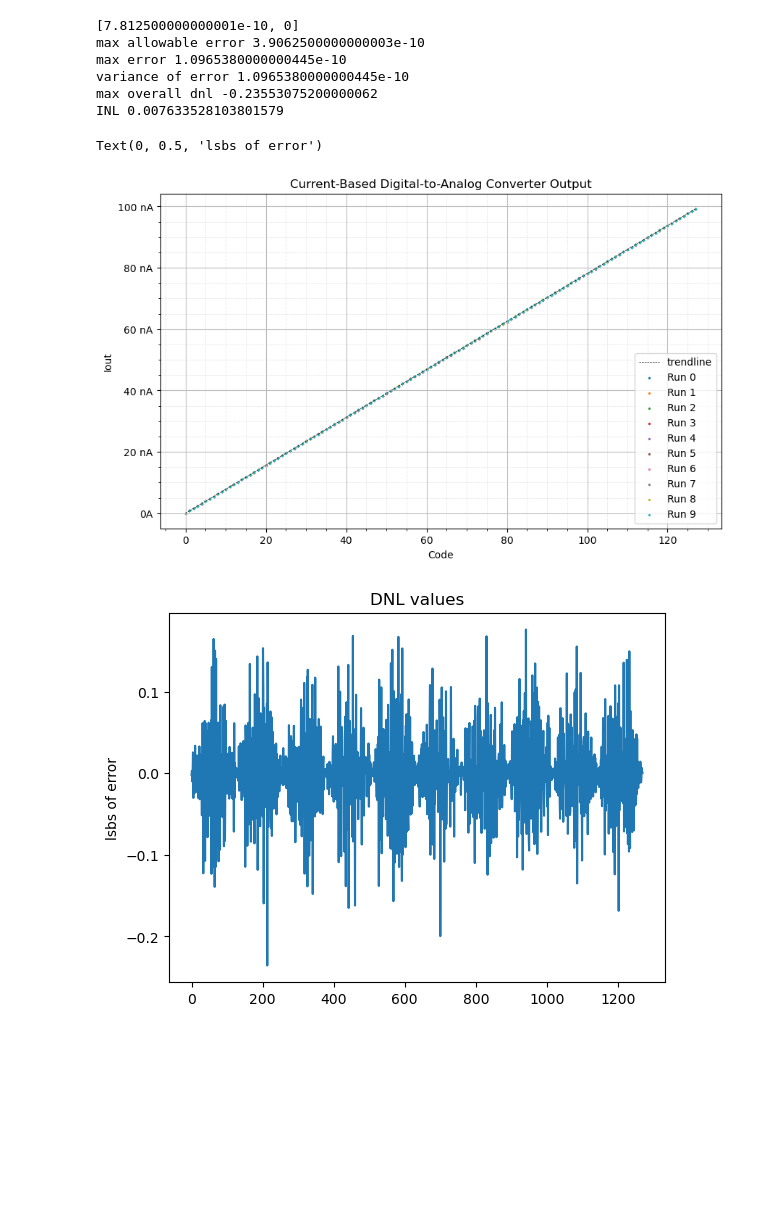
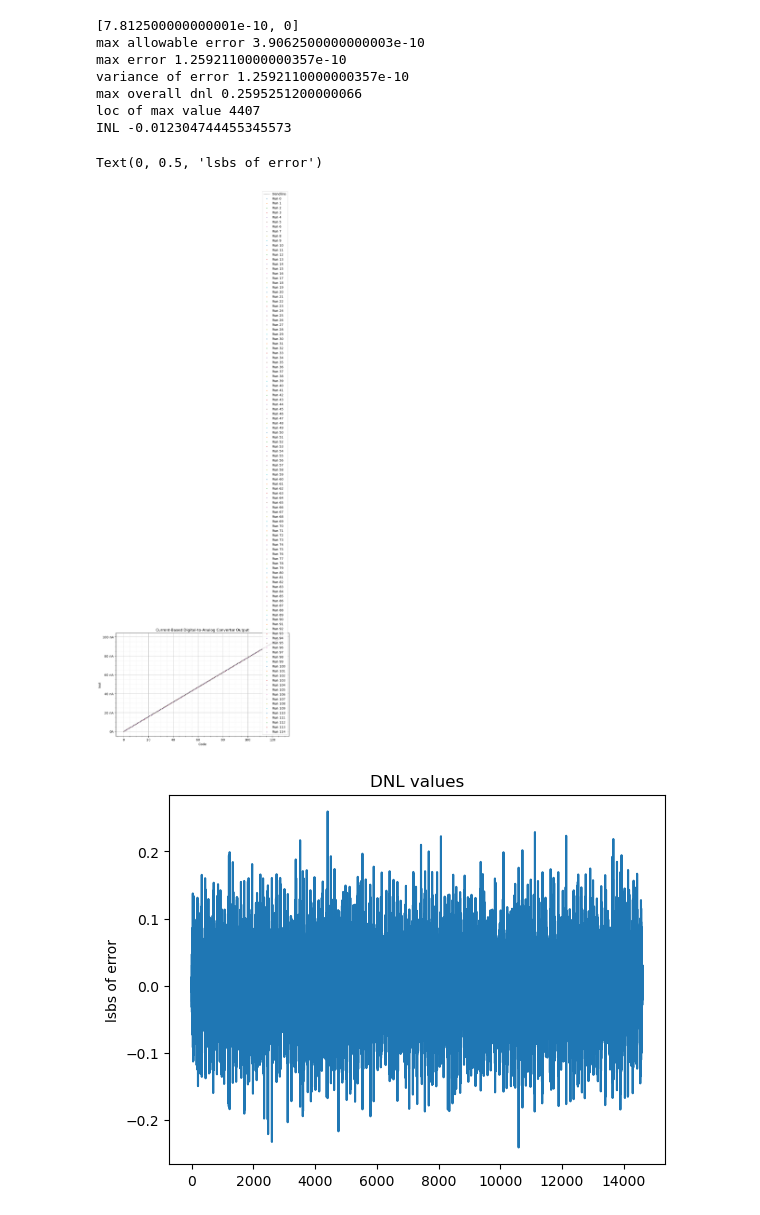
Before and after one commit to James-Jagielski/7-bit-D-A-converter-MP4-MADVLSI, a Jupyter notebook: schematics/simulations/plot_dac_mc.ipynb, the cells around one changed output. Drawn from its saved outputs; the diff is of its cells as text; code cells hidden in the pictures; blank space fills up the shorter version.

```diff
--- a/schematics/simulations/plot_dac_mc.ipynb
+++ b/schematics/simulations/plot_dac_mc.ipynb
@@ -8,10 +8,16 @@ import mc_helper
 # %%
 n_bits = 7
 mc_simulations = []
-results_dir = "ieee_DAC/simulation_results/"
+
 nano = 1e-9
+
+#100na test
+results_dir = "ieee_DAC/bias_current_test_results/"
 ideal_step_size = (100*nano)/(2**7)
 
+# #30 na test
+# results_dir = "ieee_DAC/bias_current_test_results_2/"
+# ideal_step_size = (30*nano)/(2**7)
 
 for filename in os.listdir(results_dir):
     df = pd.read_csv(os.path.join(results_dir, filename), delimiter = "\s+")
@@ -42,43 +48,47 @@ print("max error",np.max(errors))
 print("variance of error",np.max(errors))
 
 dnl  = []
+dnl_multi = []
 for df_simulation in mc_simulations:
     sorted = df_simulation.sort_values("code")
     current =   np.subtract(np.divide(
                     np.subtract(
                          list(sorted["Iout"])[1:],list(sorted["Iout"])[:-1]
                     ),ideal_step_size),1)
     #print(current)
     cc = list(current) #list(np.vstack((current,dnl)).T)
-    #print(cc)
+    #print(len(cc))
+    dnl_multi.append(cc)
     for line in cc:
         dnl.append(line)#dnl.append(float(max(line,key=abs)))
     #print(dnl)
 
 inl = np.sum(dnl)
 
 
 
 plt.plot(range(128),p(range(128)),"k--", label = "trendline", linewidth = .5)
 
 for i, df_simulation in enumerate(mc_simulations):
     # plt.plot(np.array(df_simulation["code"]), np.array(df_simulation["Iout"]), linewidth = 1, label = f"Run {i}")
     plt.scatter(np.array(df_simulation["code"]), np.array(df_simulation["Iout"]), s = 2, label = f"Run {i}")
 plt.legend(loc = "lower right")
 
 plt.figure()
 plt.plot(range(len(dnl)), dnl)
 plt.title("DNL values")
 print("max overall dnl",max(dnl,key=abs))
+print("loc of max value",dnl.index(max(dnl,key=abs)))
 print("INL" , inl)
 plt.ylabel("lsbs of error")
 # %% [output]
 [7.812500000000001e-10, 0]
 max allowable error 3.9062500000000003e-10
-max error 1.0965380000000445e-10
-variance of error 1.0965380000000445e-10
-max overall dnl -0.23553075200000062
-INL 0.007633528103801579
+max error 1.2592110000000357e-10
+variance of error 1.2592110000000357e-10
+max overall dnl 0.2595251200000066
+loc of max value 4407
+INL -0.012304744455345573
 Text(0, 0.5, 'lsbs of error')
-[figure, old version]
+[figure, new version]
-[figure, old version]
+[figure, new version]
```
Also changed, not shown: 1 other file.
